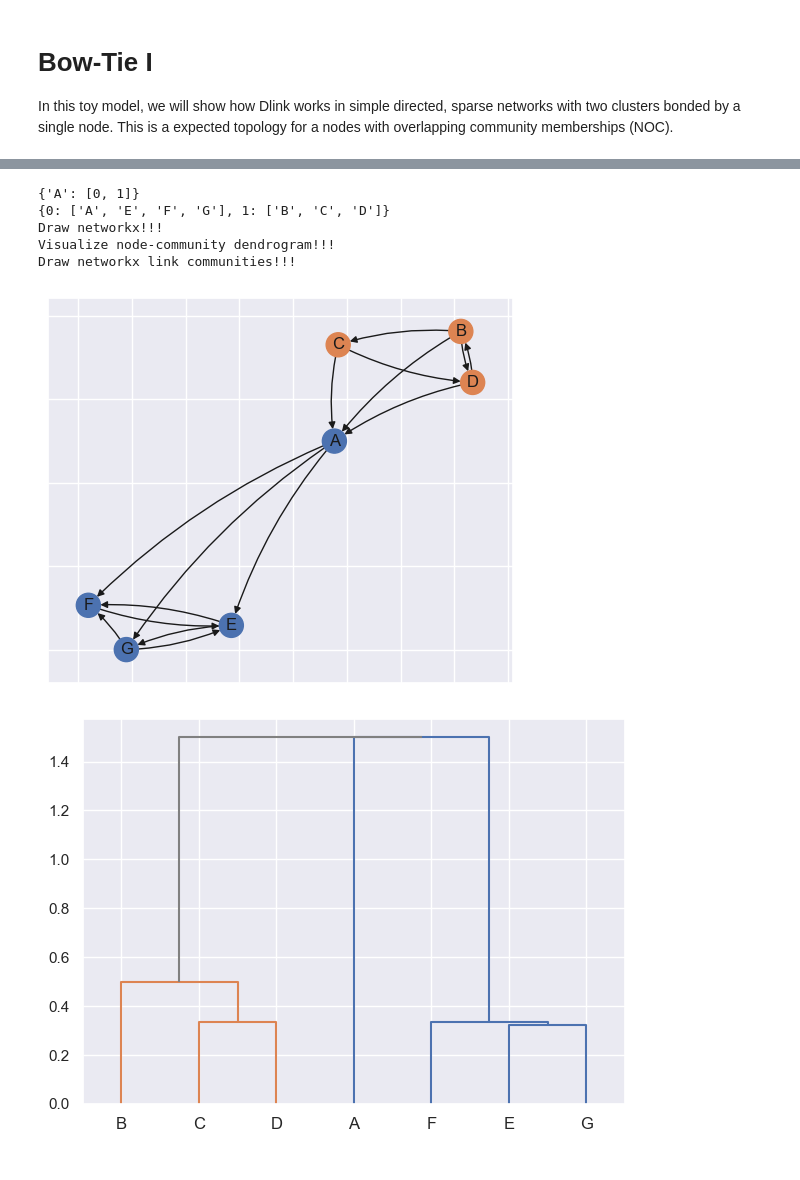
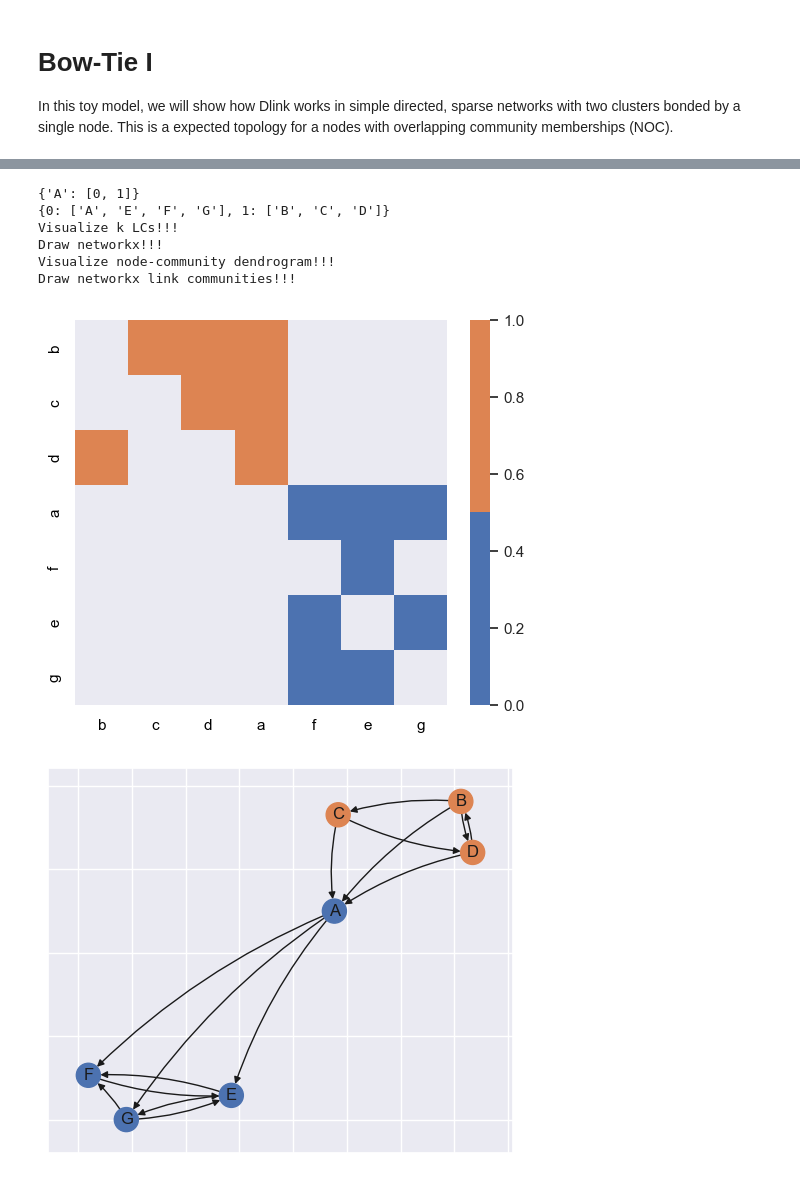
Before and after one commit to mrtnzrm2/LinkNodeCommunity, a Jupyter notebook: BowTie_example_one.ipynb, the cells around one changed output, grey strips where cells are left out. Drawn from its saved outputs; the diff is of its cells as text; code cells hidden in the pictures.

```diff
--- a/BowTie_example_one.ipynb
+++ b/BowTie_example_one.ipynb
@@ -188,32 +198,36 @@ Draw networkx link communities!!!
 # %%
 i = 3
 # Plot H ----
 plot_h = Plot_H(NETS[i], HS[i])
 # Get best k and r ----
 k, r = get_best_kr(score, HS[i])                                          # <------ Very interesting. Why?
 rlabels = get_labels_from_Z(HS[i].Z, r)
 _, nocs_membership = HS[i].get_ocn_discovery(k, rlabels)
 # Which are the NOCs?
 print(nocs_membership)
 # Which are the nodes that belong to a particular community?
 print_principal_memberships(rlabels, HS[i].colregion.labels)
 # Plots
+plot_h.lcmap_dendro(
+  [k], cmap_name="deep", figwidth=6, figheight=5
+)
 plot_h.plot_networx(
   rlabels, cmap_name="deep", figwidth=6, figheight=5,
   labels=labels_dict
 )
 plot_h.core_dendrogram(
   [r], cmap_name="deep", figwidth=7, figheight=5
 )
 plot_h.plot_link_communities(
   k, cmap_name="deep", figwidth=6, figheight=5,
   labels=labels_dict
 )
 # %% [output]
 {'A': [0, 1]}
 {0: ['A', 'E', 'F', 'G'], 1: ['B', 'C', 'D']}
+Visualize k LCs!!!
 Draw networkx!!!
 Visualize node-community dendrogram!!!
 Draw networkx link communities!!!
-[figure, old version]
+[figure, new version]
-[figure, old version]
+[figure, new version]
```
Also changed, not shown: parts of 4 cells of this notebook, 1 other file.
